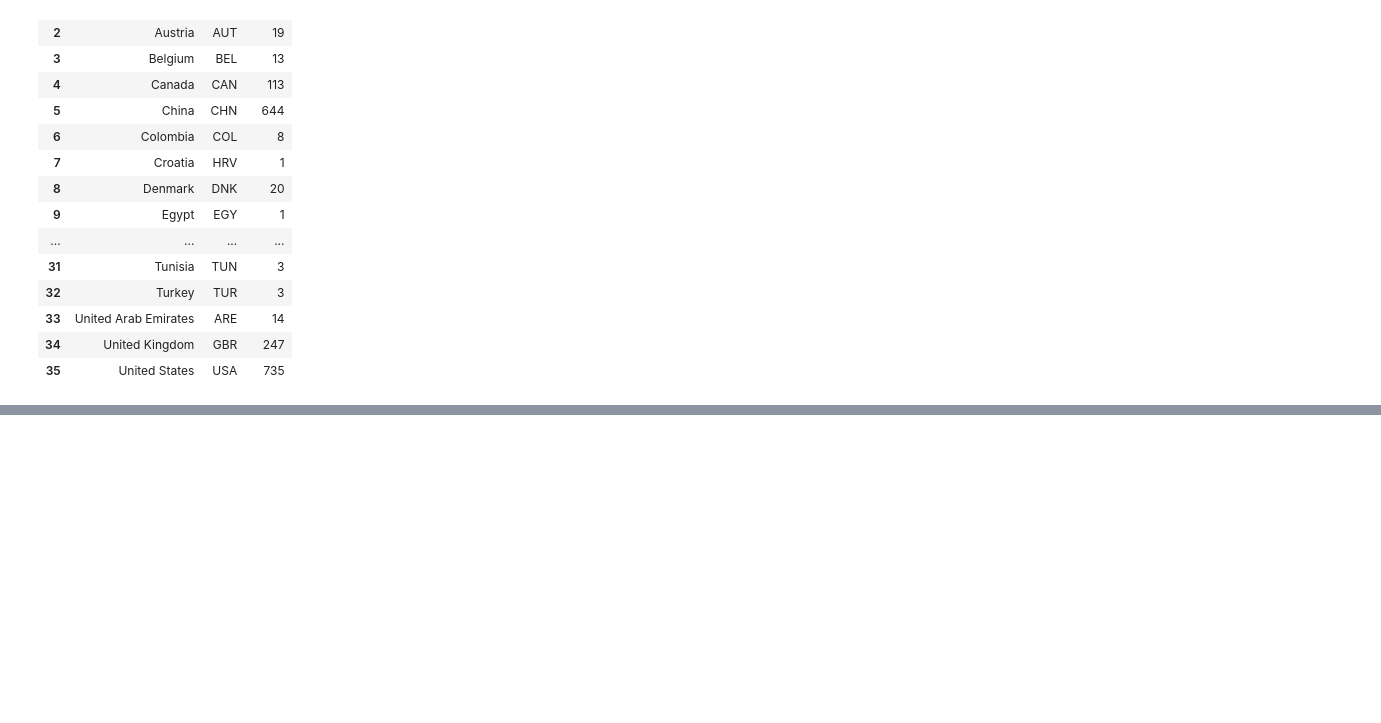
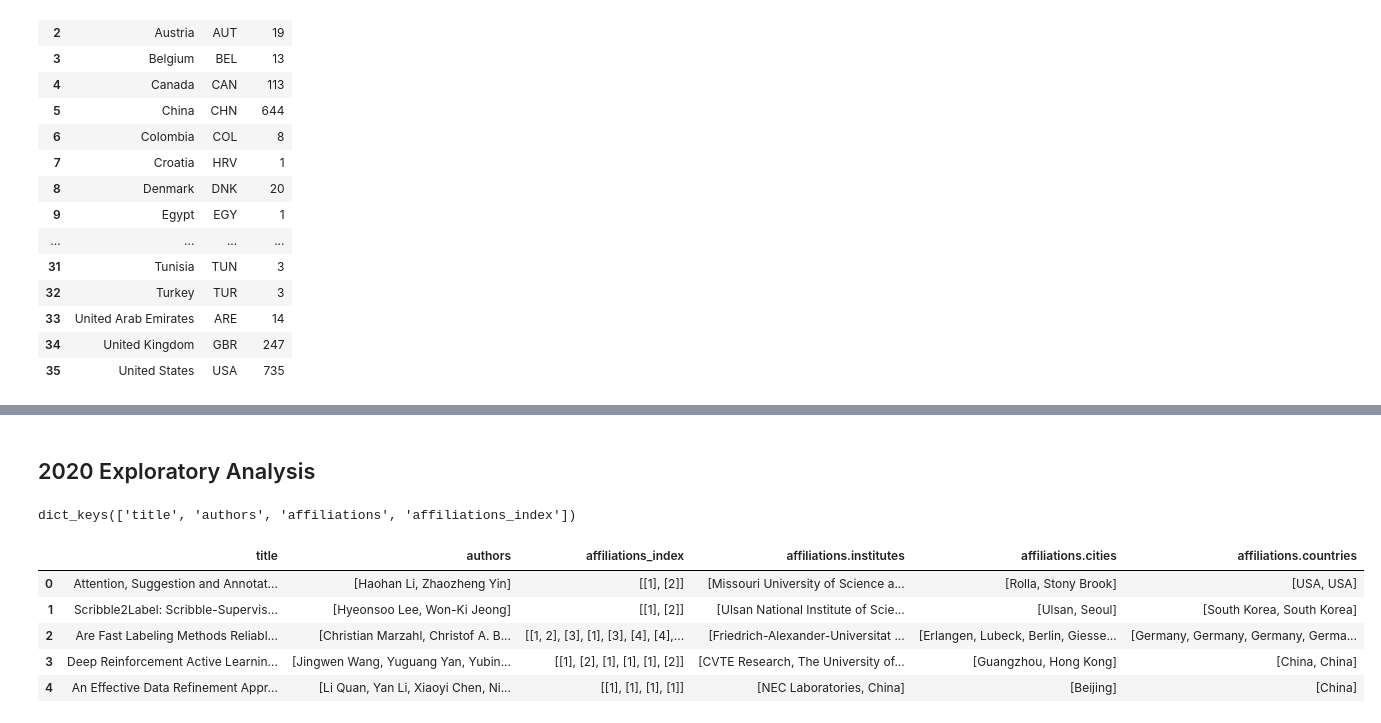
Before and after one commit to v15hv4/MICCAI-Geographical-Diversity-Dataset, a Jupyter notebook: countries_list (2015-2020).ipynb, the cells around one changed output, grey strips where cells are left out. Saved outputs shown, nothing was run; the diff lists cells and outputs as text; code cells hidden in the pictures; blank space fills up the shorter version.

Commit message:
added miccai 2020 papers data analysis code

```diff
--- a/countries_list (2015-2020).ipynb
+++ b/countries_list (2015-2020).ipynb
@@ -1070,3 +1070,21 @@ fig.show()
 [interactive output not drawn]
 # %%
 fig.write_html("plots/2019-bar.html")
+# %% [markdown]
+## 2020 Exploratory Analysis
+# %%
+data_2020 = pd.read_json('./data/data-2020-20201005-013426.json')
+data_2020[2020][0].keys()
+# %% [output]
+dict_keys(['title', 'authors', 'affiliations', 'affiliations_index'])
+# %%
+# normalize the json data into table format
+df_2020 = pd.json_normalize(data_2020[2020])
+df_2020.head()
+# %% [output]
+|  | title | authors | affiliations_index | affiliations.institutes | affiliations.cities | affiliations.countries |
+| 0 | Attention, Suggestion and Annotat... | [Haohan Li, Zhaozheng Yin] | [[1], [2]] | [Missouri University of Science a... | [Rolla, Stony Brook] | [USA, USA] |
+| 1 | Scribble2Label: Scribble-Supervis... | [Hyeonsoo Lee, Won-Ki Jeong] | [[1], [2]] | [Ulsan National Institute of Scie... | [Ulsan, Seoul] | [South Korea, South Korea] |
+| 2 | Are Fast Labeling Methods Reliabl... | [Christian Marzahl, Christof A. B... | [[1, 2], [3], [1], [3], [4], [4],... | [Friedrich-Alexander-Universitat ... | [Erlangen, Lubeck, Berlin, Giesse... | [Germany, Germany, Germany, Germa... |
+| 3 | Deep Reinforcement Active Learnin... | [Jingwen Wang, Yuguang Yan, Yubin... | [[1], [2], [1], [1], [1], [2]] | [CVTE Research, The University of... | [Guangzhou, Hong Kong] | [China, China] |
+| 4 | An Effective Data Refinement Appr... | [Li Quan, Yan Li, Xiaoyi Chen, Ni... | [[1], [1], [1], [1]] | [NEC Laboratories, China] | [Beijing] | [China] |
```
Also changed, not shown: parts of 4 cells of this notebook.
